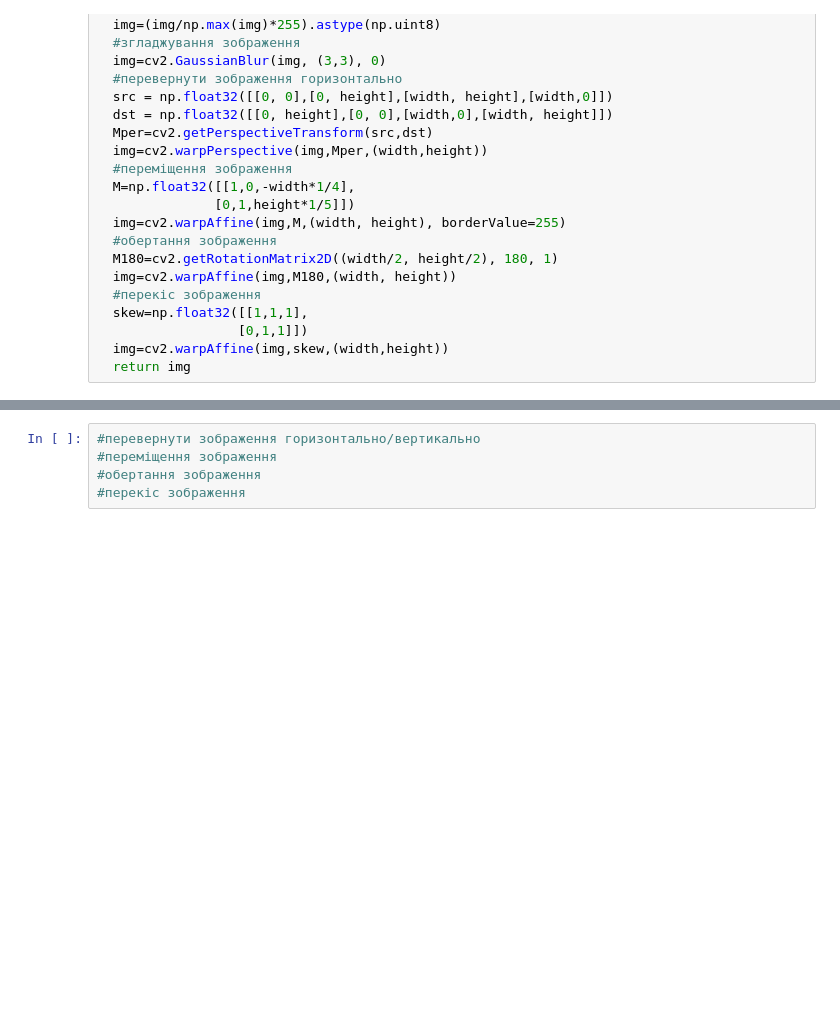
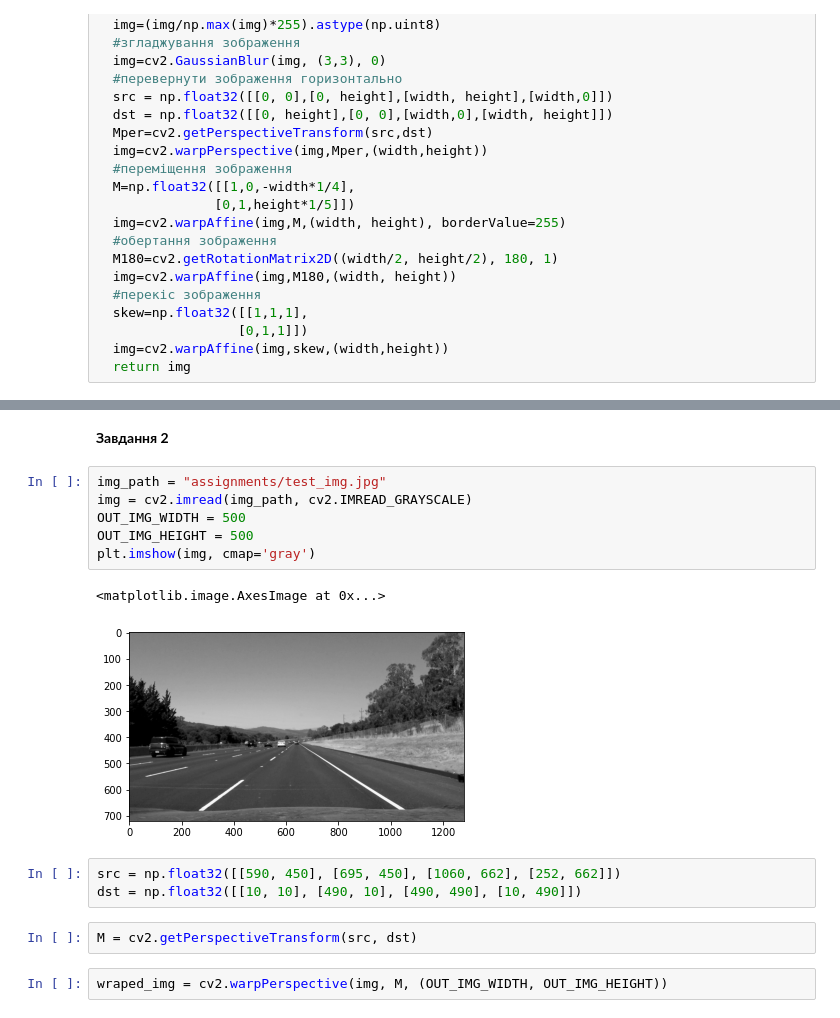
Before and after one commit to TanchukVlad/DIP-1, a Jupyter notebook: LABA4.ipynb, the cells around one changed output, grey strips where cells are left out. Drawn from its saved outputs; the diff is of its cells as text; blank space fills up the shorter version.

```diff
--- a/LABA4.ipynb
+++ b/LABA4.ipynb
@@ -60,5 +54,18 @@ for i in img_list:
-# %%
-#перевернути зображення горизонтально/вертикально
-#переміщення зображення
-#обертання зображення
-#перекіс зображення
+# %% [markdown]
+**Завдання 2**
+# %%
+img_path = "assignments/test_img.jpg"
+img = cv2.imread(img_path, cv2.IMREAD_GRAYSCALE)
+OUT_IMG_WIDTH = 500
+OUT_IMG_HEIGHT = 500
+plt.imshow(img, cmap='gray')
+# %% [output]
+<matplotlib.image.AxesImage at 0x...>
+[figure, added]
+# %%
+src = np.float32([[590, 450], [695, 450], [1060, 662], [252, 662]])
+dst = np.float32([[10, 10], [490, 10], [490, 490], [10, 490]])
+# %%
+M = cv2.getPerspectiveTransform(src, dst)
+# %%
+wraped_img = cv2.warpPerspective(img, M, (OUT_IMG_WIDTH, OUT_IMG_HEIGHT))
```
Also changed, not shown: parts of 5 cells of this notebook.
